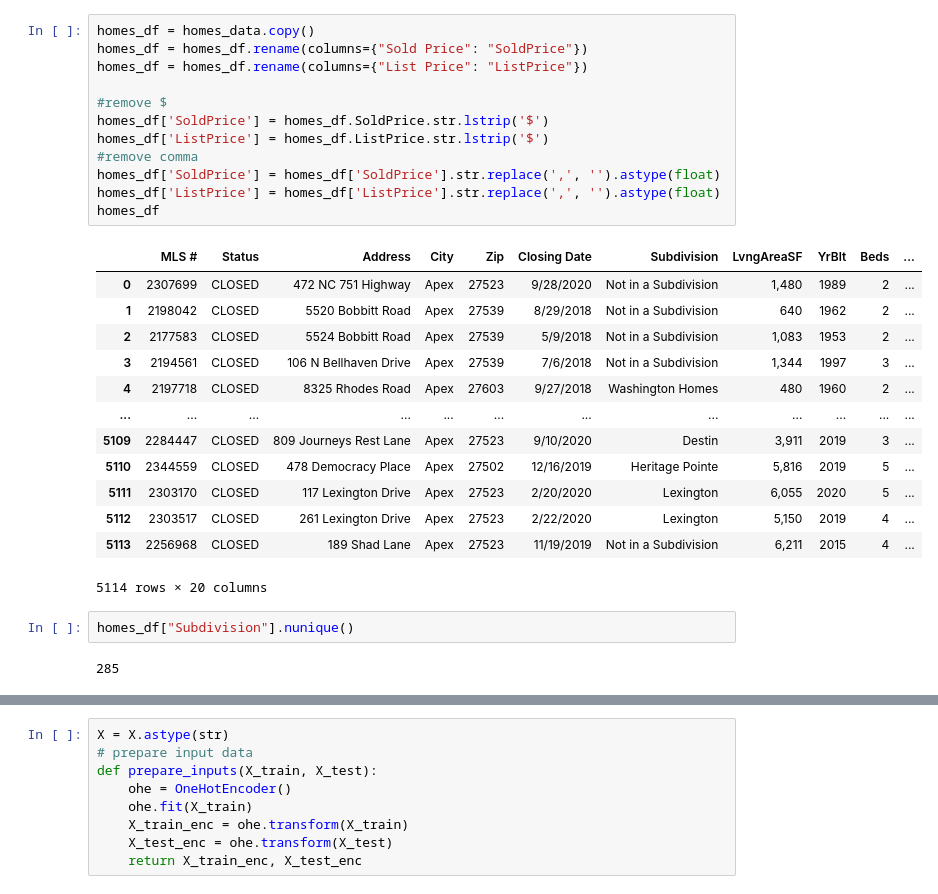
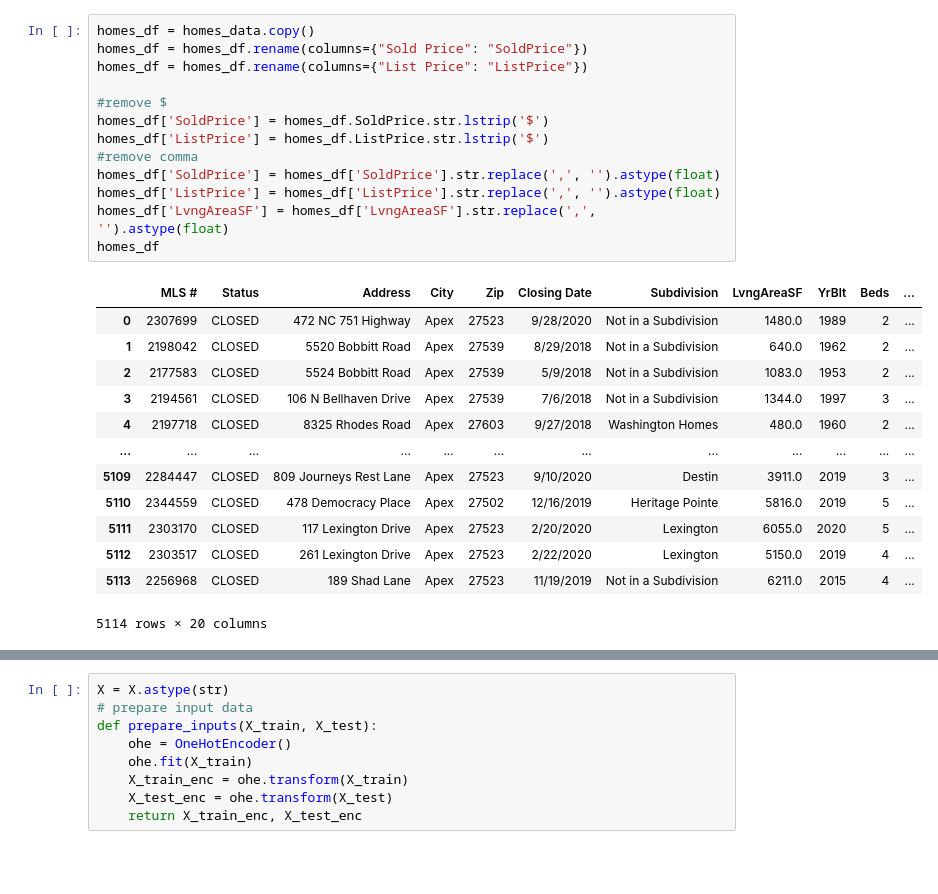
Before and after one commit to taftap8/apex_real_estate, a Jupyter notebook: apex_real_estate_copy.ipynb, the cells around one changed output, grey strips where cells are left out. Cells and saved outputs as stored; diff of their text form; blank space fills up the shorter version.

```diff
--- a/apex_real_estate_copy.ipynb
+++ b/apex_real_estate_copy.ipynb
@@ -61,30 +67,27 @@ homes_data.head()
 # %%
 homes_df = homes_data.copy()
 homes_df = homes_df.rename(columns={"Sold Price": "SoldPrice"})
 homes_df = homes_df.rename(columns={"List Price": "ListPrice"})
 
 #remove $
 homes_df['SoldPrice'] = homes_df.SoldPrice.str.lstrip('$')
 homes_df['ListPrice'] = homes_df.ListPrice.str.lstrip('$')
 #remove comma
 homes_df['SoldPrice'] = homes_df['SoldPrice'].str.replace(',', '').astype(float)
 homes_df['ListPrice'] = homes_df['ListPrice'].str.replace(',', '').astype(float)
+homes_df['LvngAreaSF'] = homes_df['LvngAreaSF'].str.replace(',', '').astype(float)
 homes_df
 # %% [output]
 |  | MLS # | Status | Address | City | Zip | Closing Date | Subdivision | LvngAreaSF | YrBlt | Beds | ... |
-| 0 | 2307699 | CLOSED | 472 NC 751 Highway | Apex | 27523 | 9/28/2020 | Not in a Subdivision | 1,480 | 1989 | 2 | ... |
-| 1 | 2198042 | CLOSED | 5520 Bobbitt Road | Apex | 27539 | 8/29/2018 | Not in a Subdivision | 640 | 1962 | 2 | ... |
-| 2 | 2177583 | CLOSED | 5524 Bobbitt Road | Apex | 27539 | 5/9/2018 | Not in a Subdivision | 1,083 | 1953 | 2 | ... |
-| 3 | 2194561 | CLOSED | 106 N Bellhaven Drive | Apex | 27539 | 7/6/2018 | Not in a Subdivision | 1,344 | 1997 | 3 | ... |
-| 4 | 2197718 | CLOSED | 8325 Rhodes Road | Apex | 27603 | 9/27/2018 | Washington Homes | 480 | 1960 | 2 | ... |
+| 0 | 2307699 | CLOSED | 472 NC 751 Highway | Apex | 27523 | 9/28/2020 | Not in a Subdivision | 1480.0 | 1989 | 2 | ... |
+| 1 | 2198042 | CLOSED | 5520 Bobbitt Road | Apex | 27539 | 8/29/2018 | Not in a Subdivision | 640.0 | 1962 | 2 | ... |
+| 2 | 2177583 | CLOSED | 5524 Bobbitt Road | Apex | 27539 | 5/9/2018 | Not in a Subdivision | 1083.0 | 1953 | 2 | ... |
+| 3 | 2194561 | CLOSED | 106 N Bellhaven Drive | Apex | 27539 | 7/6/2018 | Not in a Subdivision | 1344.0 | 1997 | 3 | ... |
+| 4 | 2197718 | CLOSED | 8325 Rhodes Road | Apex | 27603 | 9/27/2018 | Washington Homes | 480.0 | 1960 | 2 | ... |
 | ... | ... | ... | ... | ... | ... | ... | ... | ... | ... | ... | ... |
-| 5109 | 2284447 | CLOSED | 809 Journeys Rest Lane | Apex | 27523 | 9/10/2020 | Destin | 3,911 | 2019 | 3 | ... |
-| 5110 | 2344559 | CLOSED | 478 Democracy Place | Apex | 27502 | 12/16/2019 | Heritage Pointe | 5,816 | 2019 | 5 | ... |
-| 5111 | 2303170 | CLOSED | 117 Lexington Drive | Apex | 27523 | 2/20/2020 | Lexington | 6,055 | 2020 | 5 | ... |
-| 5112 | 2303517 | CLOSED | 261 Lexington Drive | Apex | 27523 | 2/22/2020 | Lexington | 5,150 | 2019 | 4 | ... |
-| 5113 | 2256968 | CLOSED | 189 Shad Lane | Apex | 27523 | 11/19/2019 | Not in a Subdivision | 6,211 | 2015 | 4 | ... |
+| 5109 | 2284447 | CLOSED | 809 Journeys Rest Lane | Apex | 27523 | 9/10/2020 | Destin | 3911.0 | 2019 | 3 | ... |
+| 5110 | 2344559 | CLOSED | 478 Democracy Place | Apex | 27502 | 12/16/2019 | Heritage Pointe | 5816.0 | 2019 | 5 | ... |
+| 5111 | 2303170 | CLOSED | 117 Lexington Drive | Apex | 27523 | 2/20/2020 | Lexington | 6055.0 | 2020 | 5 | ... |
+| 5112 | 2303517 | CLOSED | 261 Lexington Drive | Apex | 27523 | 2/22/2020 | Lexington | 5150.0 | 2019 | 4 | ... |
+| 5113 | 2256968 | CLOSED | 189 Shad Lane | Apex | 27523 | 11/19/2019 | Not in a Subdivision | 6211.0 | 2015 | 4 | ... |
 5114 rows × 20 columns
-# %%
-homes_df["Subdivision"].nunique()
-# %% [output]
-285
```
Also changed, not shown: parts of 25 cells of this notebook.
